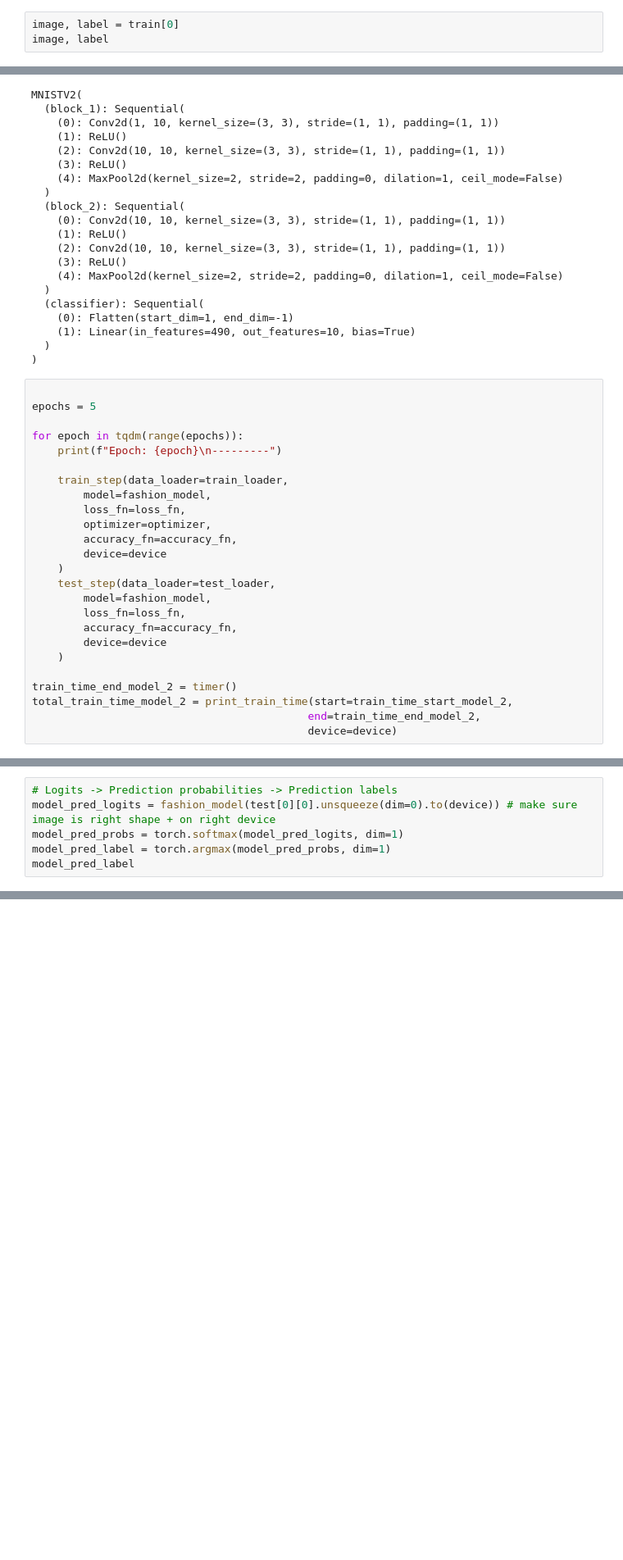
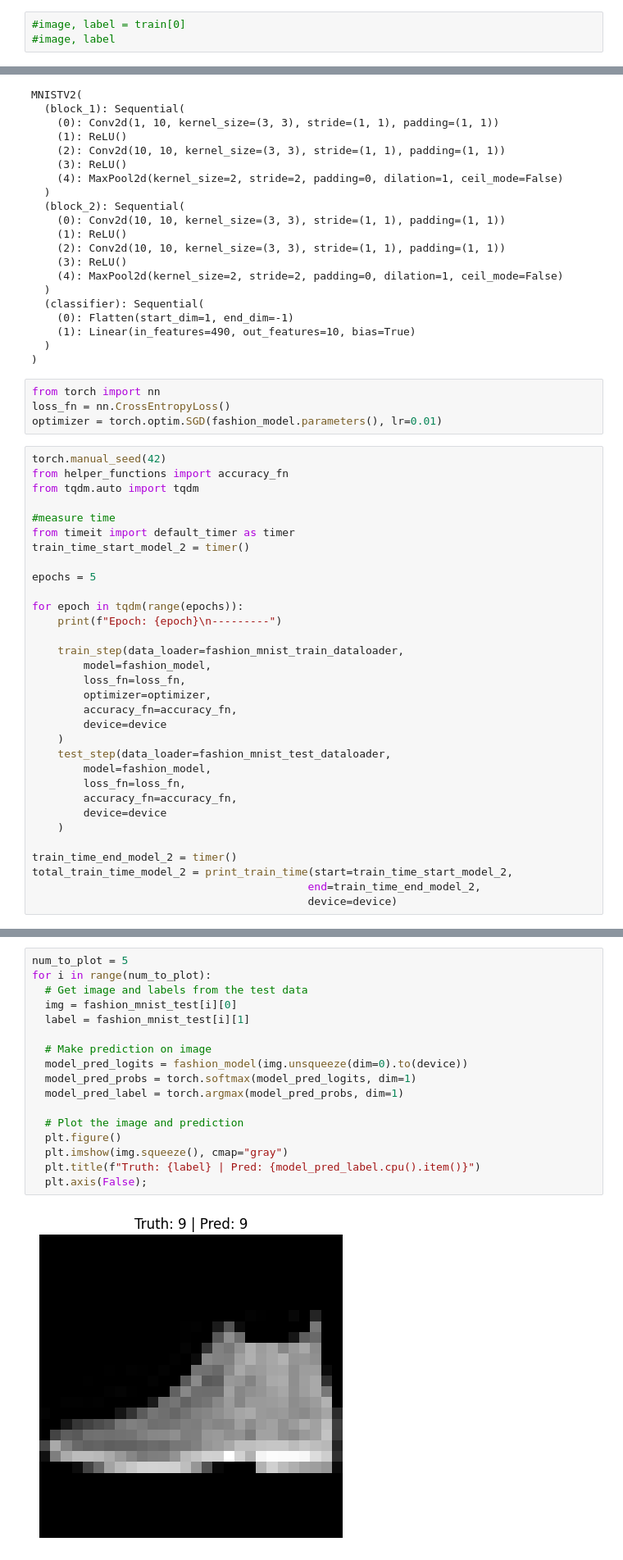
Before and after one commit to bbash/ArewaDS-Deep-Learning, a Jupyter notebook: week_4_exercises.ipynb, the cells around one changed output, grey strips where cells are left out. Shown at 82% size. Drawn from its saved outputs; the diff is of its cells as text; blank space fills up the shorter version.

```diff
--- a/week_4_exercises.ipynb
+++ b/week_4_exercises.ipynb
@@ -86,5 +102,5 @@ len(train), len(test)
 # %% [output]
 (60000, 10000)
 # %%
-image, label = train[0]
-image, label
+#image, label = train[0]
+#image, label
@@ -525,21 +567,32 @@ MNISTV2(
     (1): Linear(in_features=490, out_features=10, bias=True)
   )
 )
+# %%
+from torch import nn
+loss_fn = nn.CrossEntropyLoss()
+optimizer = torch.optim.SGD(fashion_model.parameters(), lr=0.01)
 # %%
+torch.manual_seed(42)
+from helper_functions import accuracy_fn
+from tqdm.auto import tqdm
+
+#measure time
+from timeit import default_timer as timer
+train_time_start_model_2 = timer()
 
 epochs = 5
 
 for epoch in tqdm(range(epochs)):
     print(f"Epoch: {epoch}\n---------")
 
-    train_step(data_loader=train_loader,
+    train_step(data_loader=fashion_mnist_train_dataloader,
         model=fashion_model,
         loss_fn=loss_fn,
         optimizer=optimizer,
         accuracy_fn=accuracy_fn,
         device=device
     )
-    test_step(data_loader=test_loader,
+    test_step(data_loader=fashion_mnist_test_dataloader,
         model=fashion_model,
         loss_fn=loss_fn,
         accuracy_fn=accuracy_fn,
@@ -577,6 +623,0 @@ plt.imshow(test[0][0].squeeze(), cmap="gray")
-# %%
-# Logits -> Prediction probabilities -> Prediction labels
-model_pred_logits = fashion_model(test[0][0].unsqueeze(dim=0).to(device)) # make sure image is right shape + on right device
-model_pred_probs = torch.softmax(model_pred_logits, dim=1)
-model_pred_label = torch.argmax(model_pred_probs, dim=1)
-model_pred_label
@@ -603,0 +624,19 @@ len(y_preds)
+# %%
+num_to_plot = 5
+for i in range(num_to_plot):
+  # Get image and labels from the test data
+  img = fashion_mnist_test[i][0]
+  label = fashion_mnist_test[i][1]
+
+  # Make prediction on image
+  model_pred_logits = fashion_model(img.unsqueeze(dim=0).to(device))
+  model_pred_probs = torch.softmax(model_pred_logits, dim=1)
+  model_pred_label = torch.argmax(model_pred_probs, dim=1)
+
+  # Plot the image and prediction
+  plt.figure()
+  plt.imshow(img.squeeze(), cmap="gray")
+  plt.title(f"Truth: {label} | Pred: {model_pred_label.cpu().item()}")
+  plt.axis(False);
+# %% [output]
+[figure, added]
```
Also changed, not shown: parts of 15 cells of this notebook.
